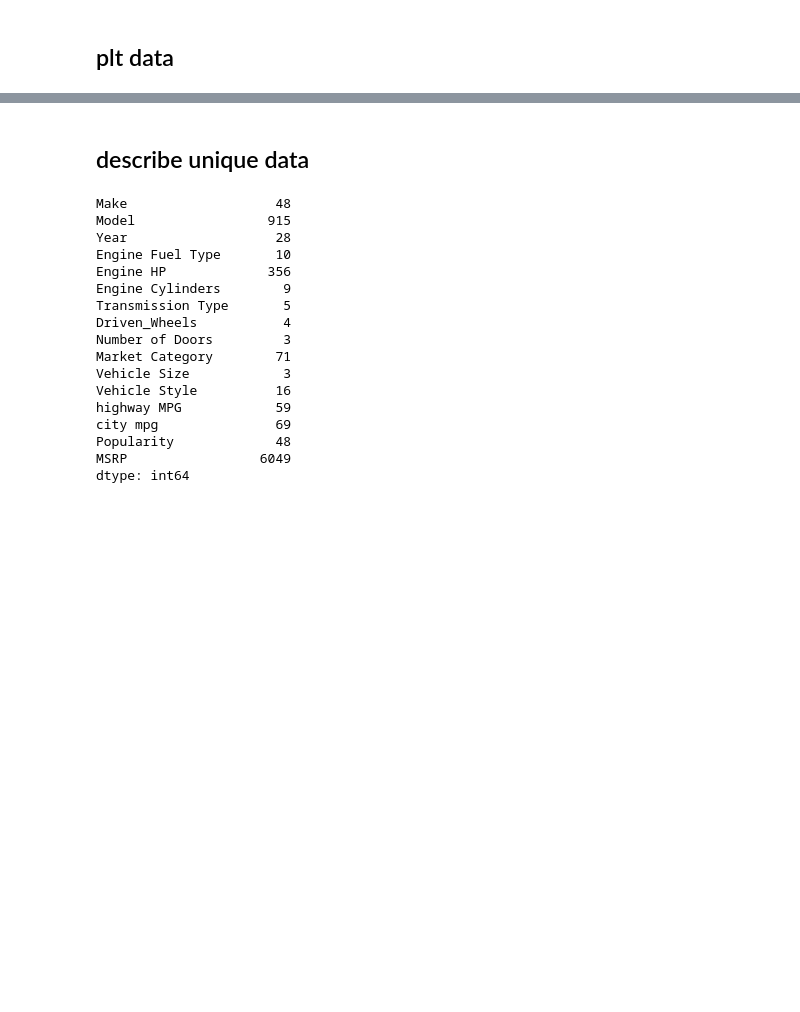
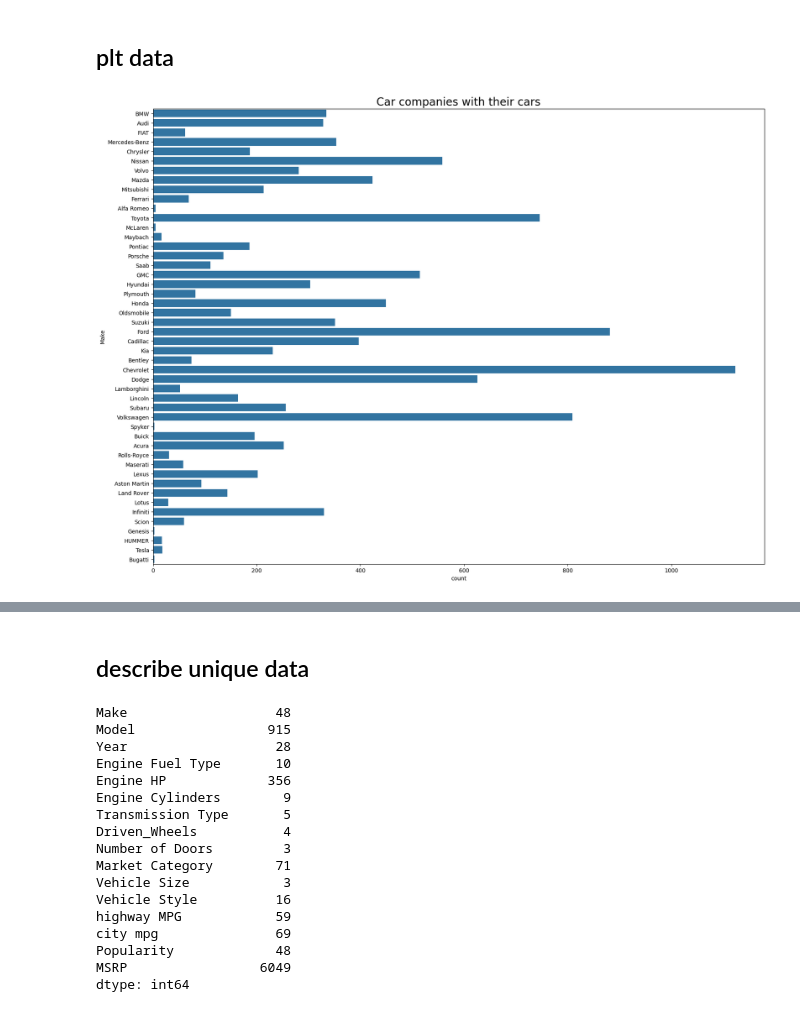
Before and after one commit to Rushit16102004/car-price-prediction-using-ML, a Jupyter notebook: prediction.ipynb, the cells around one changed output, grey strips where cells are left out. Drawn from its saved outputs; the diff is of its cells as text; code cells hidden in the pictures; blank space fills up the shorter version.

```diff
--- a/prediction.ipynb
+++ b/prediction.ipynb
@@ -54,10 +54,12 @@ data.describe()
 # %%
 import matplotlib.pyplot as plt
 import seaborn as sns
 
 
-# plt.figure(figsize = (20, 15))
-# sns.countplot(y = data.Make)
-# plt.title("Car companies with their cars", fontsize = 20)
-# plt.show()
+plt.figure(figsize = (20, 15))
+sns.countplot(y = data.Make)
+plt.title("Car companies with their cars", fontsize = 20)
+plt.show()
+# %% [output]
+[figure, added]
 # %%
```
Also changed, not shown: parts of 15 cells of this notebook.
